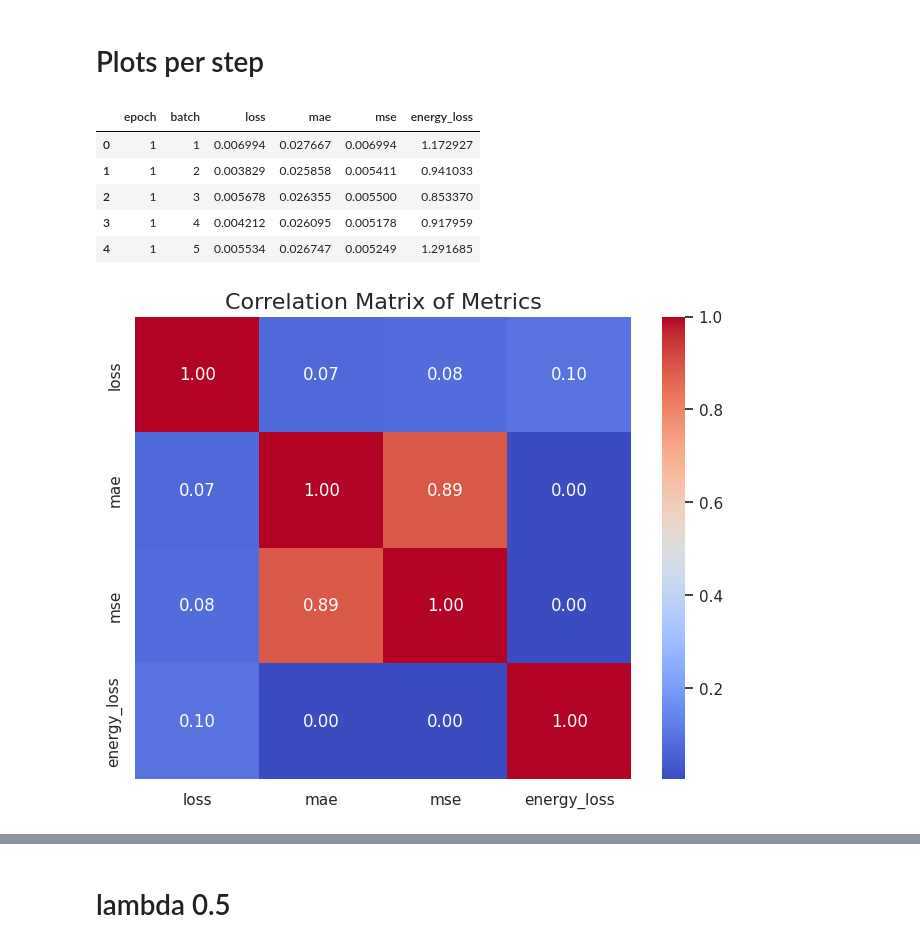
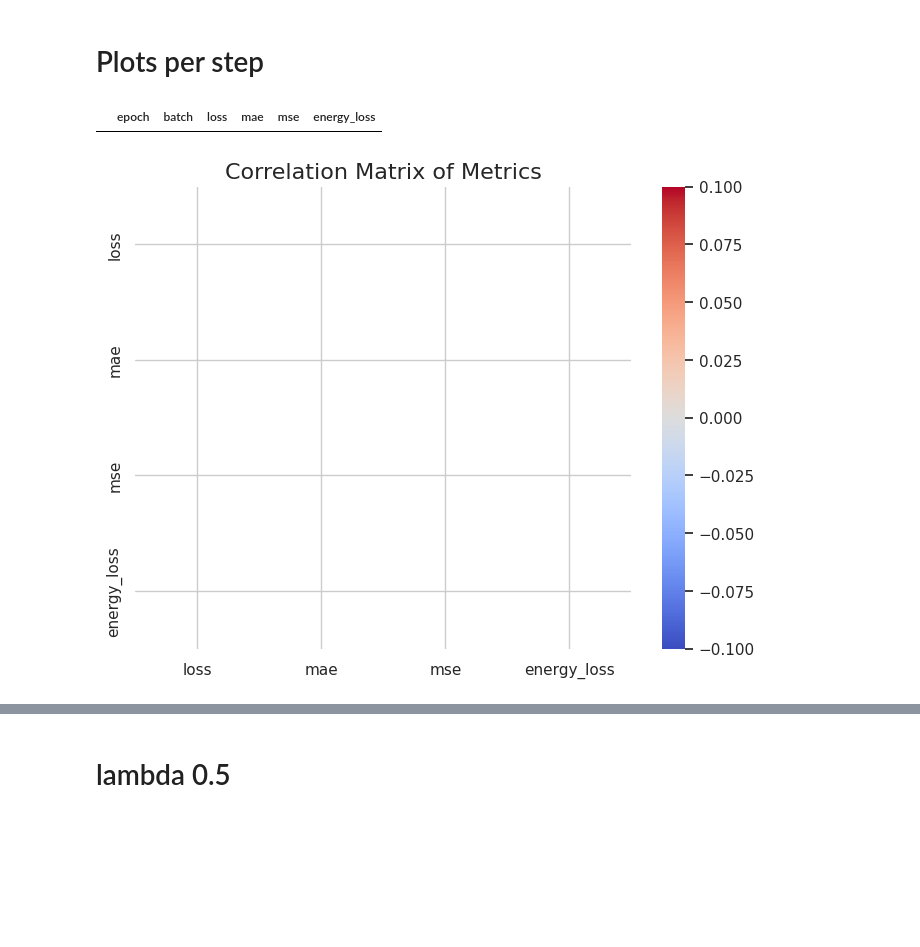
Before and after one commit to kaminsca/climate-physicsML, a Jupyter notebook: final_combined_loss_model/visualize_training_process.ipynb, the cells around one changed output, grey strips where cells are left out. Drawn from its saved outputs; the diff is of its cells as text; code cells hidden in the pictures; blank space fills up the shorter version.

```diff
--- a/final_combined_loss_model/visualize_training_process.ipynb
+++ b/final_combined_loss_model/visualize_training_process.ipynb
@@ -13,36 +13,32 @@ import seaborn as sns
 # filepath = "/home/alvarovh/code/cse598_climate_proj/results/results_0.001/batch_train_log_lambda_0.5_datafrac_0.001.csv"
 # filepath = "/home/alvarovh/code/cse598_climate_proj/results/results_0.1/batch_train_log_lambda_0.0_datafrac_0.1.csv"
 filepath = "/home/alvarovh/code/cse598_climate_proj/results/results_0.1/batch_val_log_lambda_0.0_datafrac_0.1.csv"
 filepath = "/home/alvarovh/code/cse598_climate_proj/results/results_0.1/batch_val_log_lambda_0.5_datafrac_0.1.csv"
+filepath = "/home/alvarovh/code/cse598_climate_proj/results/results_0.01/batch_train_log_lambda_0.1_datafrac_0.01.csv"
 
 data = pd.read_csv(filepath)
 
 # Check the first few rows of the dataset
 display(data.head())
 
 # Set the style for the plots
 sns.set(style="whitegrid")
 
 
 # Heatmap to visualize the correlation between variables
 plt.figure(figsize=(8, 6))
 correlation_matrix = data[["loss", "mae", "mse", "energy_loss"]].corr()
 sns.heatmap(correlation_matrix, annot=True, cmap="coolwarm", fmt=".2f")
 plt.title("Correlation Matrix of Metrics", fontsize=16)
 plt.show()
 
 # Histogram of Loss values
 plt.figure(figsize=(10, 6))
 sns.histplot(data["loss"], kde=True, color="blue", bins=20)
 plt.title("Distribution of Loss", fontsize=16)
 plt.xlabel("Loss", fontsize=12)
 plt.ylabel("Frequency", fontsize=12)
 plt.show()
 # %% [output]
 |  | epoch | batch | loss | mae | mse | energy_loss |
-| 0 | 1 | 1 | 0.006994 | 0.027667 | 0.006994 | 1.172927 |
-| 1 | 1 | 2 | 0.003829 | 0.025858 | 0.005411 | 0.941033 |
-| 2 | 1 | 3 | 0.005678 | 0.026355 | 0.005500 | 0.853370 |
-| 3 | 1 | 4 | 0.004212 | 0.026095 | 0.005178 | 0.917959 |
-| 4 | 1 | 5 | 0.005534 | 0.026747 | 0.005249 | 1.291685 |
-[figure, old version]
+[figure, new version]
```
Also changed, not shown: parts of 13 cells of this notebook, 4 other files.
